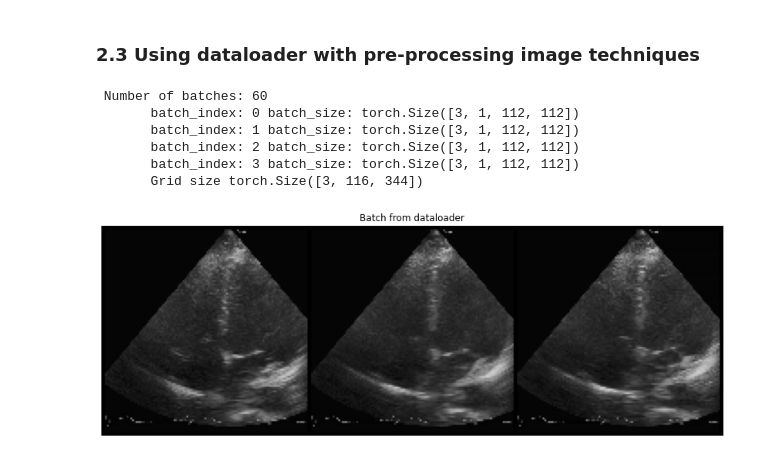
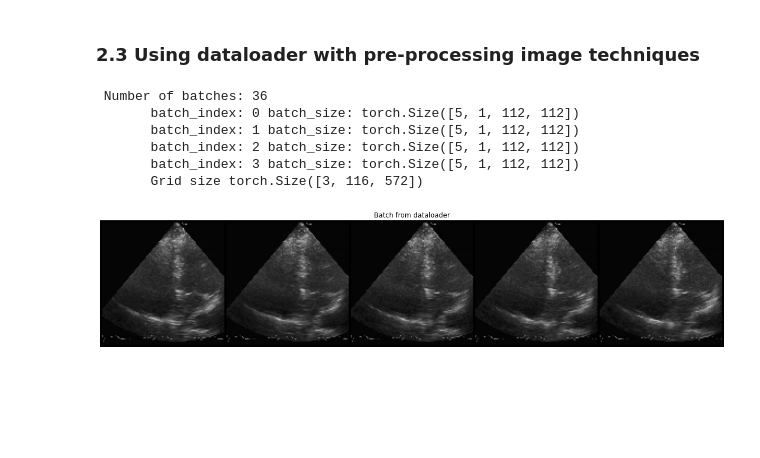
Before and after one commit to vital-ultrasound/ai-echocardiography-for-low-resource-countries, a Jupyter notebook: scripts/dataloaders/notebook.ipynb, the cells around one changed output. Saved outputs shown, nothing was run; the diff lists cells and outputs as text; code cells hidden in the pictures; blank space fills up the shorter version.

```diff
--- a/scripts/dataloaders/notebook.ipynb
+++ b/scripts/dataloaders/notebook.ipynb
@@ -115,53 +88,38 @@ Function '__getitem__' executed in 83.8320s
 ### 2.3 Using dataloader with pre-processing image techniques
 # %%
 dataloader = DataLoader(data_S0,
-                    batch_size=3,
+                    batch_size=5,
                     shuffle=False,
                     num_workers=0,
                     pin_memory=True
                     )
 length_of_dl=len(dataloader)
 print(f' Number of batches: {length_of_dl} ')
 
 
 for i_batch, sample_batched in enumerate(dataloader):
     print(f'       batch_index: {i_batch} batch_size: {sample_batched.size()}'  )
 
     # observe 4th batch and stop.
     if i_batch == 3:
         plt.figure(figsize =(20,5) )
 
         batch_size = len(sample_batched)
 
         plt.tight_layout()
         grid = utils.make_grid(sample_batched)
         print(f'       Grid size {grid.size()}' )
         plt.imshow(grid.numpy().transpose(1, 2, 0).astype('uint8'))
         plt.title('Batch from dataloader')
         plt.axis('off')
         plt.ioff()
         plt.show()
         break
-
-
-#  Number of batches: 45
-#        batch_index: 0 batch_size: torch.Size([4, 3, 1080, 1920])
-#        batch_index: 1 batch_size: torch.Size([4, 3, 1080, 1920])
-#        batch_index: 2 batch_size: torch.Size([4, 3, 1080, 1920])
-#        batch_index: 3 batch_size: torch.Size([4, 3, 1080, 1920])
-#        Grid size torch.Size([3, 1084, 7690])
-
-#  Number of batches: 45
-#        batch_index: 0 batch_size: torch.Size([4, 1, 32, 32])
-#        batch_index: 1 batch_size: torch.Size([4, 1, 32, 32])
-#        batch_index: 2 batch_size: torch.Size([4, 1, 32, 32])
-#        batch_index: 3 batch_size: torch.Size([4, 1, 32, 32])
-#        Grid size torch.Size([3, 36, 138])
 # %% [output]
- Number of batches: 60
-       batch_index: 0 batch_size: torch.Size([3, 1, 112, 112])
-       batch_index: 1 batch_size: torch.Size([3, 1, 112, 112])
-       batch_index: 2 batch_size: torch.Size([3, 1, 112, 112])
-       batch_index: 3 batch_size: torch.Size([3, 1, 112, 112])
-       Grid size torch.Size([3, 116, 344])
+ Number of batches: 36
+       batch_index: 0 batch_size: torch.Size([5, 1, 112, 112])
+       batch_index: 1 batch_size: torch.Size([5, 1, 112, 112])
+       batch_index: 2 batch_size: torch.Size([5, 1, 112, 112])
+       batch_index: 3 batch_size: torch.Size([5, 1, 112, 112])
+       Grid size torch.Size([3, 116, 572])
-[figure, old version]
+[figure, new version]
```
Also changed, not shown: parts of 1 cell of this notebook, 2 other files.
